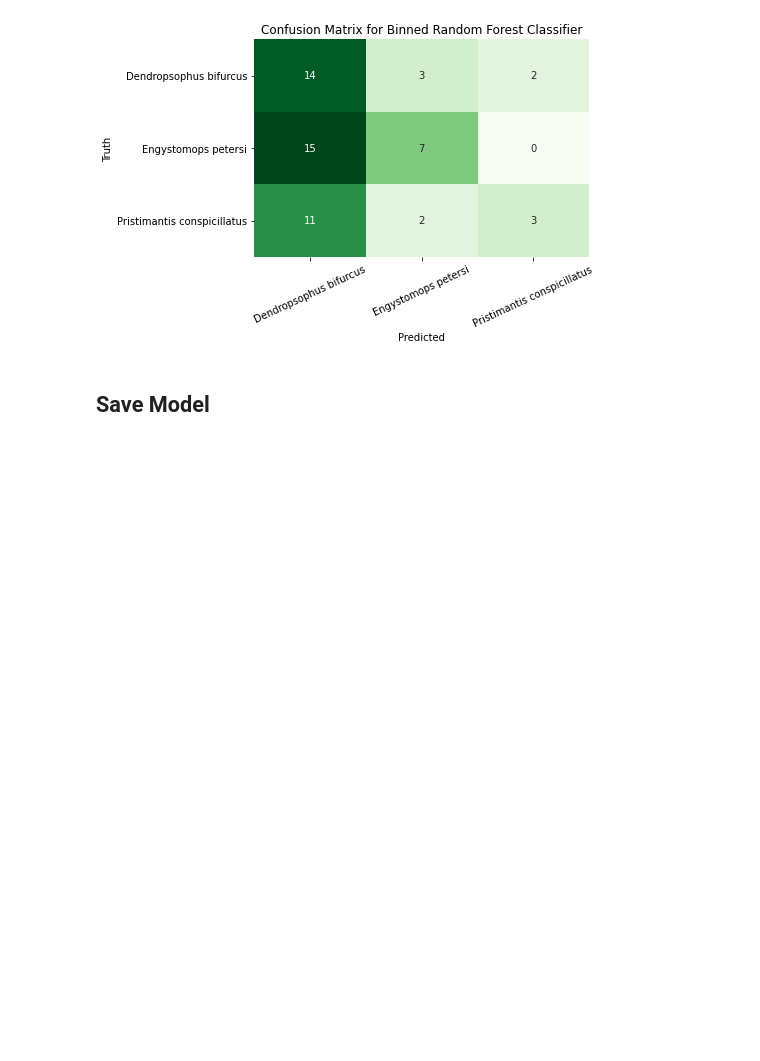
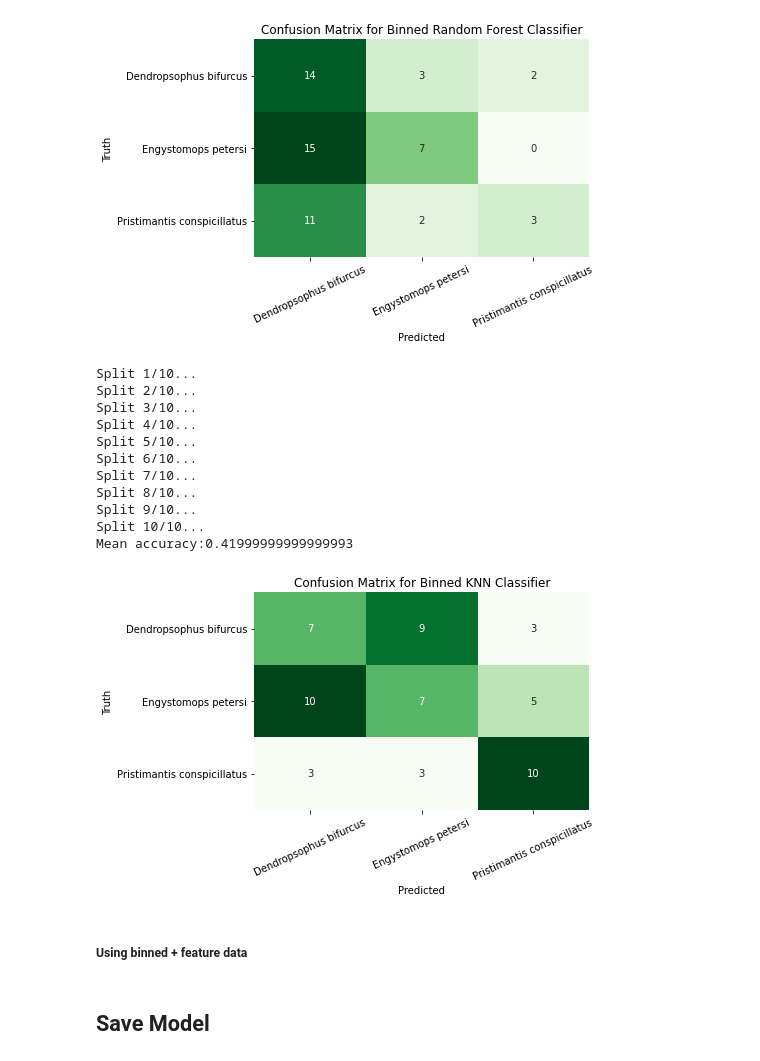
Before and after one commit to jrweinmeister/CS522_final, a Jupyter notebook: Final Project.ipynb, the cells around one changed output. Saved outputs shown, nothing was run; the diff lists cells and outputs as text; code cells hidden in the pictures; blank space fills up the shorter version.

Commit message:
Figures added

```diff
--- a/Final Project.ipynb
+++ b/Final Project.ipynb
@@ -820,6 +821,77 @@ Split 9/10...
 Split 10/10...
 Mean accuracy:0.29666666666666663
 [figure]
+# %%
+# Specify which data to use, these are the only parameters that should change, the rest should remain the same.
+X = normalized_bin
+y = enc_labels
+y = y.argmax(axis=1)
+depth = 5
+
+# Convert X to numpy array if not imputing
+X = np.asarray(X)
+y = np.asarray(y)
+
+# Define model
+clf = KNeighborsClassifier(n_neighbors=1, weights='uniform')
+
+# Define number of folds
+cv = StratifiedKFold(n_splits=10, shuffle=False)
+
+# Split data, train and test model on 10 folds
+split = 1
+scores = []
+confuse_mat = []
+for train_index, test_index in cv.split(X,y):
+    print(f"Split {split}/10...")
+    x_train, y_train = X[train_index], y[train_index]
+    x_test, y_test = X[test_index], y[test_index]
+
+
+    # Fit model and evaluate it
+    clf.fit(x_train, y_train)
+    scores.append(clf.score(x_test, y_test))
+
+    # Construct confusion matrix
+    y_predict = clf.predict(x_test)
+    confuse_mat.append(confusion_matrix(y_test, y_predict))
+
+    # Iterate
+    split = split + 1
+
+print("Mean accuracy:" + str(np.mean(scores)))
+
+# Plot heatmap of results
+confuse_mat = np.add.reduce(confuse_mat)
+#print(confuse_mat)
+fig = plt.figure()
+sns.heatmap(confuse_mat, annot=True, cmap=plt.cm.Greens, cbar=False)
+ticks = np.arange(len(classes))
+ticks = ticks + 0.5
+plt.xticks(ticks, [i for i in enc_orders], rotation=25)
+plt.yticks(ticks, [i for i in enc_orders], rotation=0)
+plt.xlabel('Predicted')
+plt.ylabel('Truth')
+plt.title('Confusion Matrix for Binned KNN Classifier')
+plt.show()
+
+title = 'BinnedKNN.png'
+fig.savefig(title, bbox_inches='tight', dpi = 300)
+# %% [output]
+Split 1/10...
+Split 2/10...
+Split 3/10...
+Split 4/10...
+Split 5/10...
+Split 6/10...
+Split 7/10...
+Split 8/10...
+Split 9/10...
+Split 10/10...
+Mean accuracy:0.41999999999999993
+[figure, added]
+# %% [markdown]
+##### Using binned + feature data
 # %% [markdown]
 ## Save Model
 # %%
```
Also changed, not shown: parts of 3 cells of this notebook, 2 other files.
